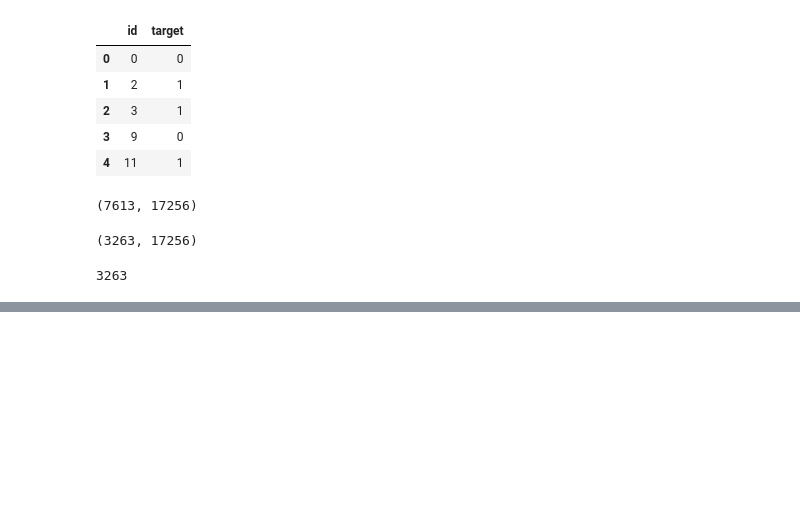
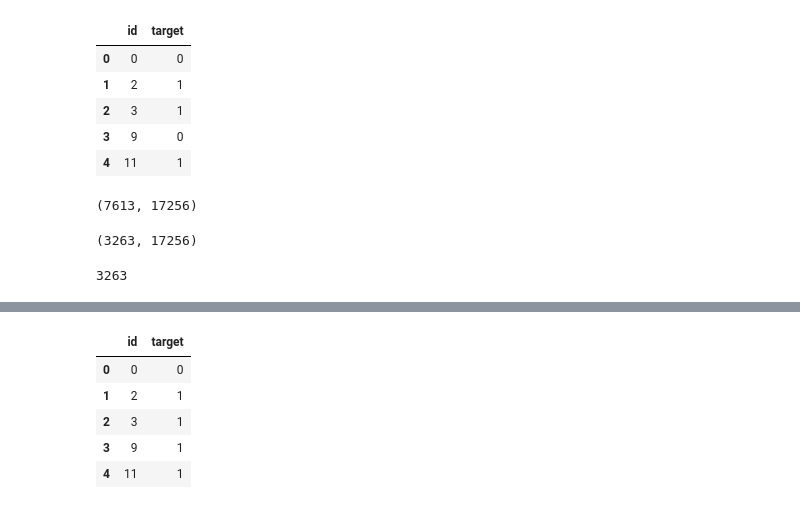
Before and after one commit to mananashah007/Fake-Real-Disaster-Tweets, a Jupyter notebook: fake real Tweets.ipynb, the cells around one changed output, grey strips where cells are left out. Cells and saved outputs as stored; diff of their text form; code cells hidden in the pictures; blank space fills up the shorter version.

```diff
--- a/fake real Tweets.ipynb
+++ b/fake real Tweets.ipynb
@@ -254,0 +269,3 @@ sample_submission_2.to_csv('C:/Users/mananshah/Desktop/Study/Datasets/Real or Fa
+# %%
+training_tweets=training_tweets.drop(train_test_tweets.index)
+training_tweets.count()
@@ -254,0 +276,3 @@ sample_submission_2.to_csv('C:/Users/mananshah/Desktop/Study/Datasets/Real or Fa
+# %%
+df=training_tweets.append(train_test_tweets)
+y=df.target.values
@@ -254,0 +284,20 @@ sample_submission_2.to_csv('C:/Users/mananshah/Desktop/Study/Datasets/Real or Fa
+# %%
+df['kfold']=-1
+kf=StratifiedKFold(n_splits=5)
+for f,(t_,v_) in enumerate(kf.split(X=df,y=y)):
+    df.loc[v_,'kfold']=f
+for fold_ in range(5):
+    train_df=df[df.kfold!=fold_].reset_index(drop=True)
+    test_df=df[df.kfold==fold_].reset_index(drop=True)
+    count_vec=CountVectorizer(tokenizer=word_tokenize,
+                             token_pattern=None)
+    count_vec.fit(train_df.clean_text)
+    xtrain=count_vec.transform(train_df.clean_text)
+    xtest=count_vec.transform(test_df.clean_text)
+    model=LogisticRegression()
+    model.fit(xtrain,train_df.target)
+    pred=model.predict(xtest)
+    accuracy=accuracy_score(test_df.target,pred)
+    print(f'fold: {fold_}')
+    print(f'accuracy: {accuracy}')
+    print("")
@@ -254,0 +351,13 @@ sample_submission_2.to_csv('C:/Users/mananshah/Desktop/Study/Datasets/Real or Fa
+# %%
+result=count_vec.transform(testing_tweets['clean_text'])
+updated_pred=model.predict(result)
+# %%
+sample_submission['target']=updated_pred
+sample_submission.head()
+# %% [output]
+|  | id | target |
+| 0 | 0 | 0 |
+| 1 | 2 | 1 |
+| 2 | 3 | 1 |
+| 3 | 9 | 1 |
+| 4 | 11 | 1 |
```
Also changed, not shown: parts of 8 cells of this notebook.
